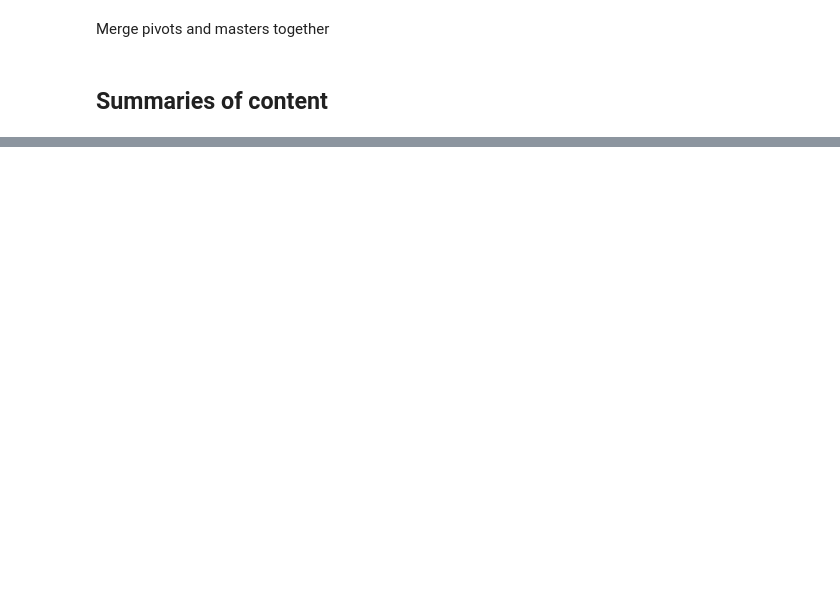
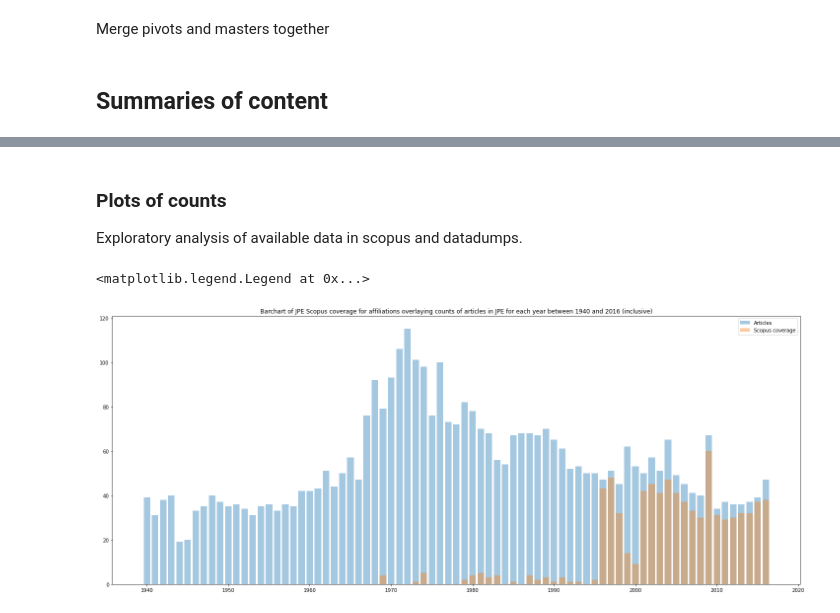
Before and after one commit to sjwu1235/Thesis, a Jupyter notebook: JPE cleaning.ipynb, the cells around one changed output, grey strips where cells are left out. Drawn from its saved outputs; the diff is of its cells as text; code cells hidden in the pictures; blank space fills up the shorter version.

```diff
--- a/JPE cleaning.ipynb
+++ b/JPE cleaning.ipynb
@@ -206,0 +287,2 @@ result.to_excel(saveas, index=False)
+# %%
+Merged=pd.read_excel('C:\\Users\\sjwu1\\Journal_Data\\datadumps\\JPE_M_sco_du.xlsx')
@@ -206,0 +688,14 @@ result.to_excel(saveas, index=False)
+# %% [markdown]
+### Plots of counts
+Exploratory analysis of available data in scopus and datadumps.
+# %%
+plt.rcParams["figure.figsize"] = (25, 10)
+dta=Merged[(Merged['content_type']=='Article') & (Merged['year']>=1940)]['year'].value_counts()
+plt.bar(dta.index,dta, label='Articles', alpha=0.4)
+dta2=Merged[Merged['affiliations'].isnull()==False]['year'].value_counts()
+plt.bar(dta2.index, dta2, label='Scopus coverage', alpha=0.4)
+plt.title('Barchart of JPE Scopus coverage for affiliations overlaying counts of articles in JPE for each year between 1940 and 2016 (inclusive)')
+plt.legend()
+# %% [output]
+<matplotlib.legend.Legend at 0x...>
+[figure, added]
```
Also changed, not shown: parts of 75 cells of this notebook.
